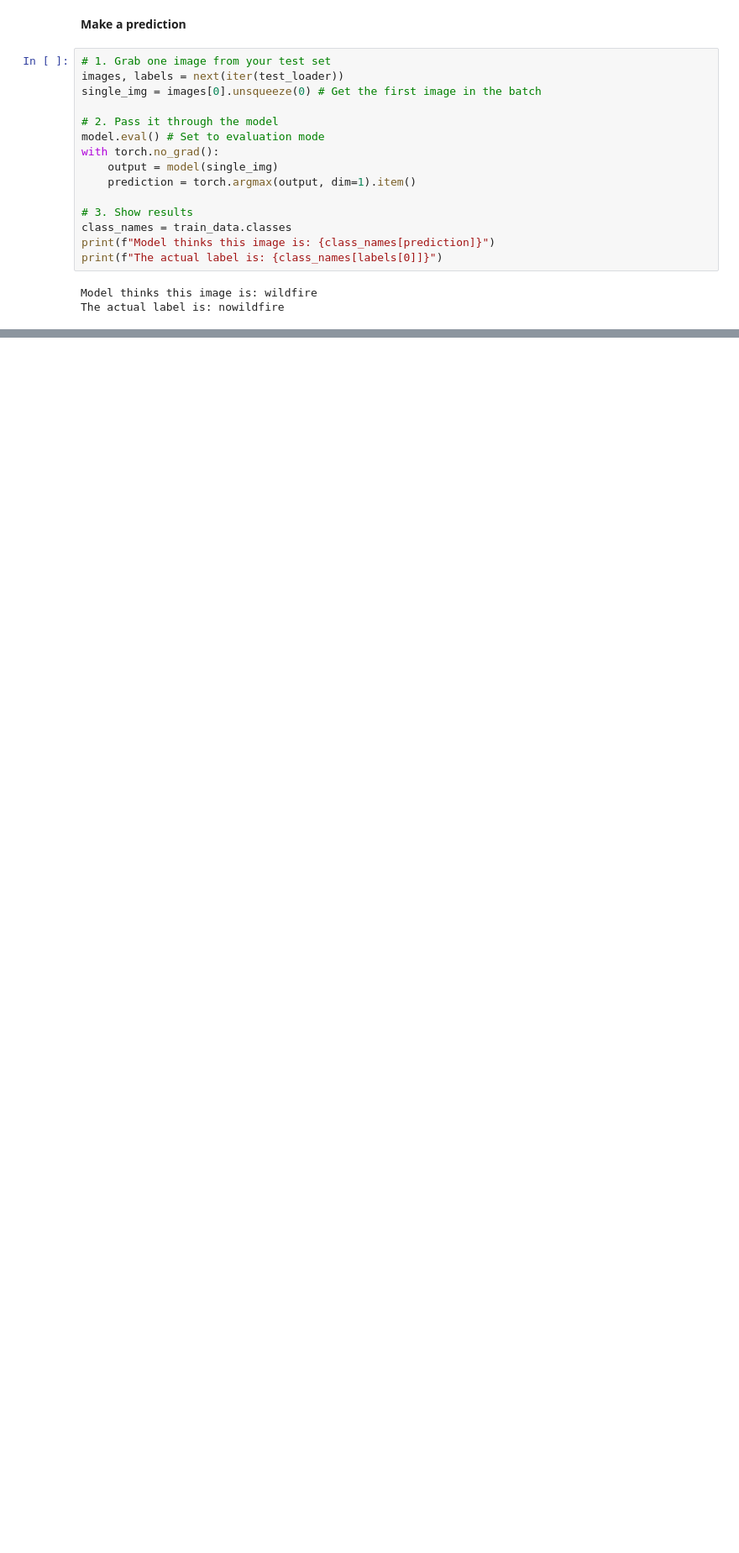
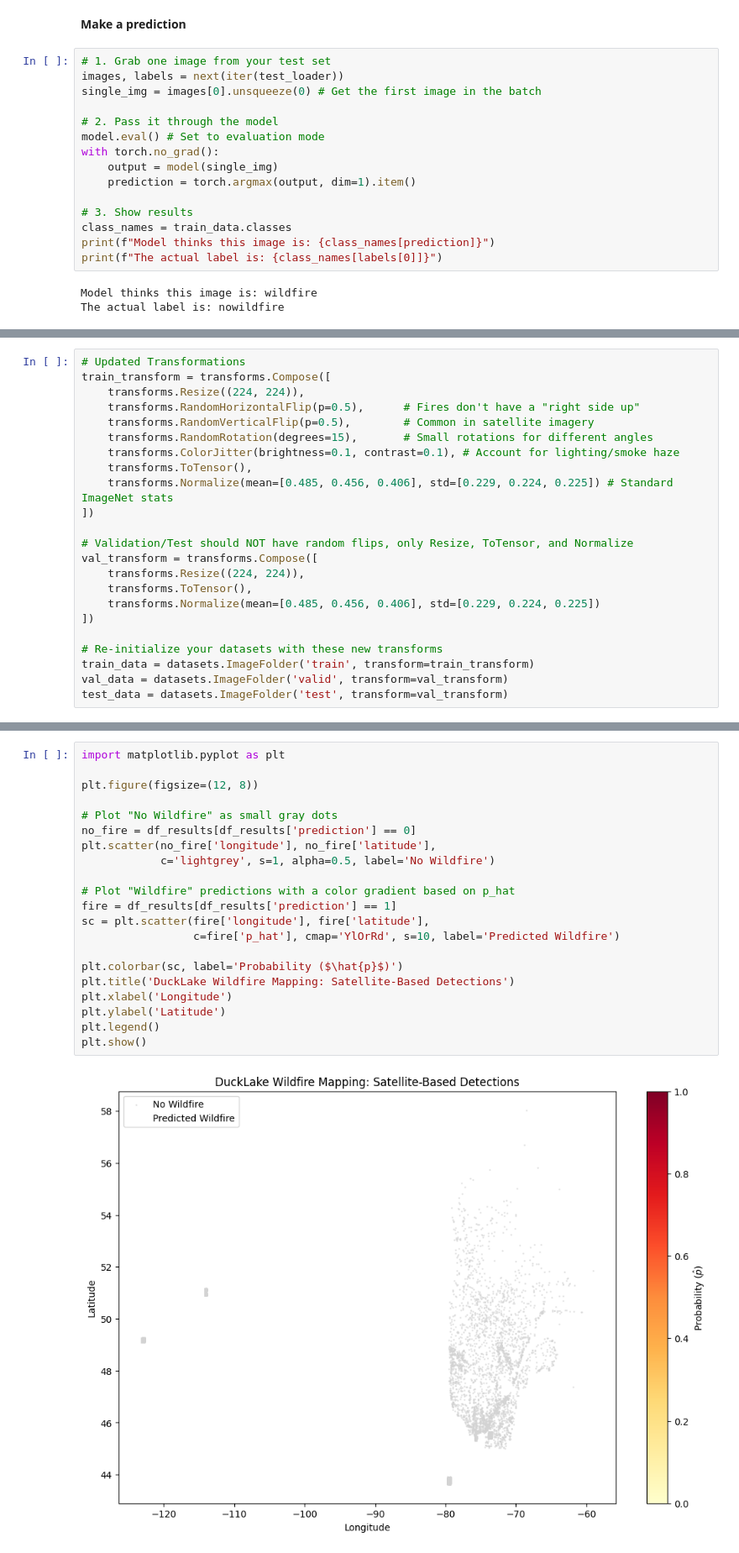
Before and after one commit to isaactabor21/ds6050-final-project, a Jupyter notebook: wildfires.ipynb, the cells around one changed output, grey strips where cells are left out. Shown at 84% size. Cells and saved outputs as stored; diff of their text form; blank space fills up the shorter version.

```diff
--- a/wildfires.ipynb
+++ b/wildfires.ipynb
@@ -438,0 +431,23 @@ plt.show()
+# %%
+# Updated Transformations
+train_transform = transforms.Compose([
+    transforms.Resize((224, 224)),
+    transforms.RandomHorizontalFlip(p=0.5),      # Fires don't have a "right side up"
+    transforms.RandomVerticalFlip(p=0.5),        # Common in satellite imagery
+    transforms.RandomRotation(degrees=15),       # Small rotations for different angles
+    transforms.ColorJitter(brightness=0.1, contrast=0.1), # Account for lighting/smoke haze
+    transforms.ToTensor(),
+    transforms.Normalize(mean=[0.485, 0.456, 0.406], std=[0.229, 0.224, 0.225]) # Standard ImageNet stats
+])
+
+# Validation/Test should NOT have random flips, only Resize, ToTensor, and Normalize
+val_transform = transforms.Compose([
+    transforms.Resize((224, 224)),
+    transforms.ToTensor(),
+    transforms.Normalize(mean=[0.485, 0.456, 0.406], std=[0.229, 0.224, 0.225])
+])
+
+# Re-initialize your datasets with these new transforms
+train_data = datasets.ImageFolder('train', transform=train_transform)
+val_data = datasets.ImageFolder('valid', transform=val_transform)
+test_data = datasets.ImageFolder('test', transform=val_transform)
@@ -438,0 +652,23 @@ plt.show()
+# %%
+import matplotlib.pyplot as plt
+
+plt.figure(figsize=(12, 8))
+
+# Plot "No Wildfire" as small gray dots
+no_fire = df_results[df_results['prediction'] == 0]
+plt.scatter(no_fire['longitude'], no_fire['latitude'],
+            c='lightgrey', s=1, alpha=0.5, label='No Wildfire')
+
+# Plot "Wildfire" predictions with a color gradient based on p_hat
+fire = df_results[df_results['prediction'] == 1]
+sc = plt.scatter(fire['longitude'], fire['latitude'],
+                 c=fire['p_hat'], cmap='YlOrRd', s=10, label='Predicted Wildfire')
+
+plt.colorbar(sc, label='Probability ($\hat{p}$)')
+plt.title('DuckLake Wildfire Mapping: Satellite-Based Detections')
+plt.xlabel('Longitude')
+plt.ylabel('Latitude')
+plt.legend()
+plt.show()
+# %% [output]
+[figure, added]
```
Also changed, not shown: parts of 11 cells of this notebook.
